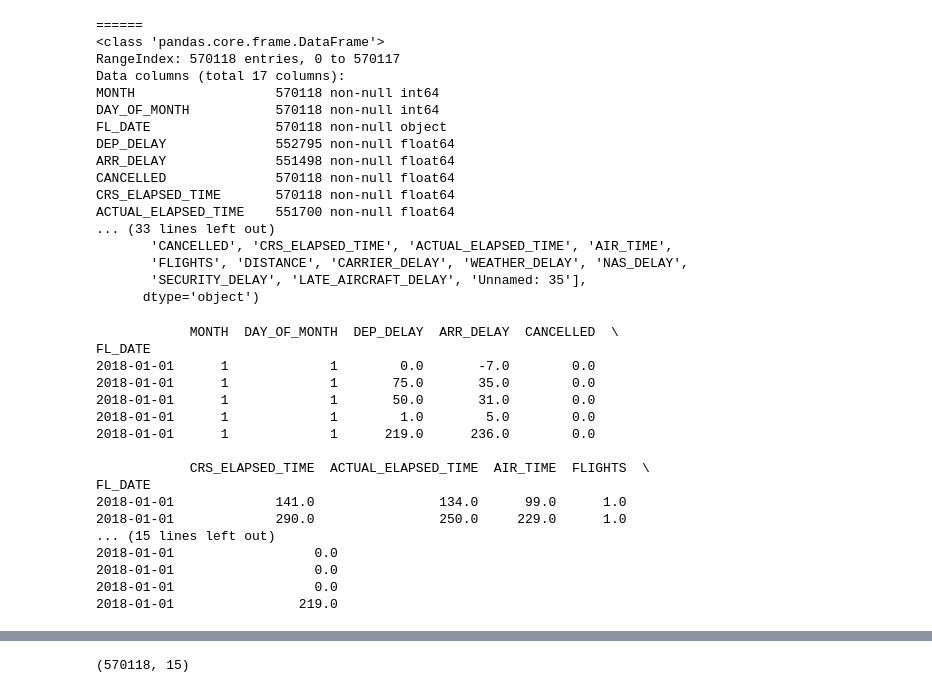
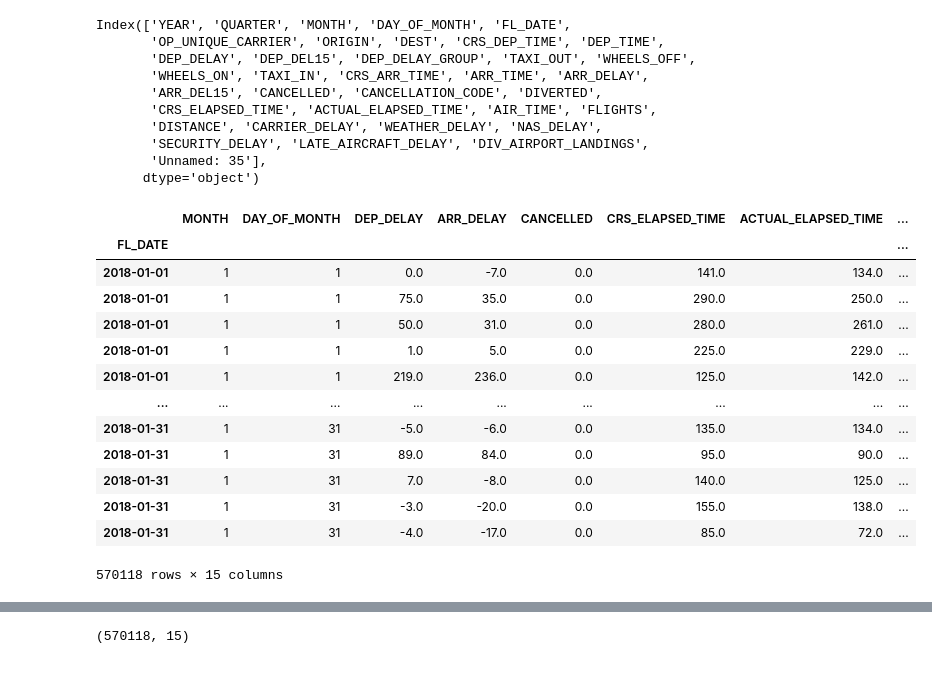
Before and after one commit to dokturdro/Data_Science, a Jupyter notebook: classification_flights/dtree_flights.ipynb, the cells around one changed output, grey strips where cells are left out. Drawn from its saved outputs; the diff is of its cells as text; code cells hidden in the pictures.

```diff
--- a/classification_flights/dtree_flights.ipynb
+++ b/classification_flights/dtree_flights.ipynb
@@ -31,52 +65,37 @@ Index(['YEAR', 'QUARTER', 'MONTH', 'DAY_OF_MONTH', 'FL_DATE',
+# %%
+df.columns
+# %% [output]
+Index(['YEAR', 'QUARTER', 'MONTH', 'DAY_OF_MONTH', 'FL_DATE',
+       'OP_UNIQUE_CARRIER', 'ORIGIN', 'DEST', 'CRS_DEP_TIME', 'DEP_TIME',
+       'DEP_DELAY', 'DEP_DEL15', 'DEP_DELAY_GROUP', 'TAXI_OUT', 'WHEELS_OFF',
+       'WHEELS_ON', 'TAXI_IN', 'CRS_ARR_TIME', 'ARR_TIME', 'ARR_DELAY',
+       'ARR_DEL15', 'CANCELLED', 'CANCELLATION_CODE', 'DIVERTED',
+       'CRS_ELAPSED_TIME', 'ACTUAL_ELAPSED_TIME', 'AIR_TIME', 'FLIGHTS',
+       'DISTANCE', 'CARRIER_DELAY', 'WEATHER_DELAY', 'NAS_DELAY',
+       'SECURITY_DELAY', 'LATE_AIRCRAFT_DELAY', 'DIV_AIRPORT_LANDINGS',
+       'Unnamed: 35'],
+      dtype='object')
 # %%
 df = df.drop(['ARR_DEL15', 'DEP_DEL15', 'DEP_DELAY_GROUP', 'TAXI_OUT', 'WHEELS_OFF', 'ORIGIN','WHEELS_ON', 'YEAR', 'TAXI_IN', 'TAXI_OUT', 'CRS_ARR_TIME', 'ARR_TIME', 'DIVERTED', 'CRS_DEP_TIME', 'QUARTER', 'DEP_TIME', 'DIV_AIRPORT_LANDINGS', 'DEST', 'OP_UNIQUE_CARRIER', 'CANCELLATION_CODE'], 1)
-print("======")
-print(df.info())
-print("======")
-print(df.isnull().any())
-print("======")
-print(df.columns)
-# %% [output]
-======
-<class 'pandas.core.frame.DataFrame'>
-RangeIndex: 570118 entries, 0 to 570117
-Data columns (total 17 columns):
-MONTH                  570118 non-null int64
-DAY_OF_MONTH           570118 non-null int64
-FL_DATE                570118 non-null object
-DEP_DELAY              552795 non-null float64
-ARR_DELAY              551498 non-null float64
-CANCELLED              570118 non-null float64
-CRS_ELAPSED_TIME       570118 non-null float64
-ACTUAL_ELAPSED_TIME    551700 non-null float64
-... (33 lines left out)
-       'CANCELLED', 'CRS_ELAPSED_TIME', 'ACTUAL_ELAPSED_TIME', 'AIR_TIME',
-       'FLIGHTS', 'DISTANCE', 'CARRIER_DELAY', 'WEATHER_DELAY', 'NAS_DELAY',
-       'SECURITY_DELAY', 'LATE_AIRCRAFT_DELAY', 'Unnamed: 35'],
-      dtype='object')
 # %%
 df['FL_DATE'] = pd.to_datetime(df['FL_DATE'])
 df = df.set_index('FL_DATE')
 df = df.sort_values(by='FL_DATE')
 df = df.dropna(how='all', axis='columns')
 df = df.fillna(0)
-with pd.option_context('display.max_rows', None, 'display.max_columns', None):
-    print(df.head())
+df
 # %% [output]
+|  | MONTH | DAY_OF_MONTH | DEP_DELAY | ARR_DELAY | CANCELLED | CRS_ELAPSED_TIME | ACTUAL_ELAPSED_TIME | ... |
+| FL_DATE |  |  |  |  |  |  |  | ... |
+| 2018-01-01 | 1 | 1 | 0.0 | -7.0 | 0.0 | 141.0 | 134.0 | ... |
+| 2018-01-01 | 1 | 1 | 75.0 | 35.0 | 0.0 | 290.0 | 250.0 | ... |
+| 2018-01-01 | 1 | 1 | 50.0 | 31.0 | 0.0 | 280.0 | 261.0 | ... |
+| 2018-01-01 | 1 | 1 | 1.0 | 5.0 | 0.0 | 225.0 | 229.0 | ... |
+| 2018-01-01 | 1 | 1 | 219.0 | 236.0 | 0.0 | 125.0 | 142.0 | ... |
+| ... | ... | ... | ... | ... | ... | ... | ... | ... |
+| 2018-01-31 | 1 | 31 | -5.0 | -6.0 | 0.0 | 135.0 | 134.0 | ... |
+| 2018-01-31 | 1 | 31 | 89.0 | 84.0 | 0.0 | 95.0 | 90.0 | ... |
+| 2018-01-31 | 1 | 31 | 7.0 | -8.0 | 0.0 | 140.0 | 125.0 | ... |
+| 2018-01-31 | 1 | 31 | -3.0 | -20.0 | 0.0 | 155.0 | 138.0 | ... |
+| 2018-01-31 | 1 | 31 | -4.0 | -17.0 | 0.0 | 85.0 | 72.0 | ... |
-            MONTH  DAY_OF_MONTH  DEP_DELAY  ARR_DELAY  CANCELLED  \
-FL_DATE
-2018-01-01      1             1        0.0       -7.0        0.0
-2018-01-01      1             1       75.0       35.0        0.0
-2018-01-01      1             1       50.0       31.0        0.0
-2018-01-01      1             1        1.0        5.0        0.0
-2018-01-01      1             1      219.0      236.0        0.0
-
-            CRS_ELAPSED_TIME  ACTUAL_ELAPSED_TIME  AIR_TIME  FLIGHTS  \
-FL_DATE
-2018-01-01             141.0                134.0      99.0      1.0
-2018-01-01             290.0                250.0     229.0      1.0
-... (15 lines left out)
-2018-01-01                  0.0
-2018-01-01                  0.0
-2018-01-01                  0.0
-2018-01-01                219.0
+570118 rows × 15 columns
```
Also changed, not shown: parts of 15 cells of this notebook, 1 other file.
